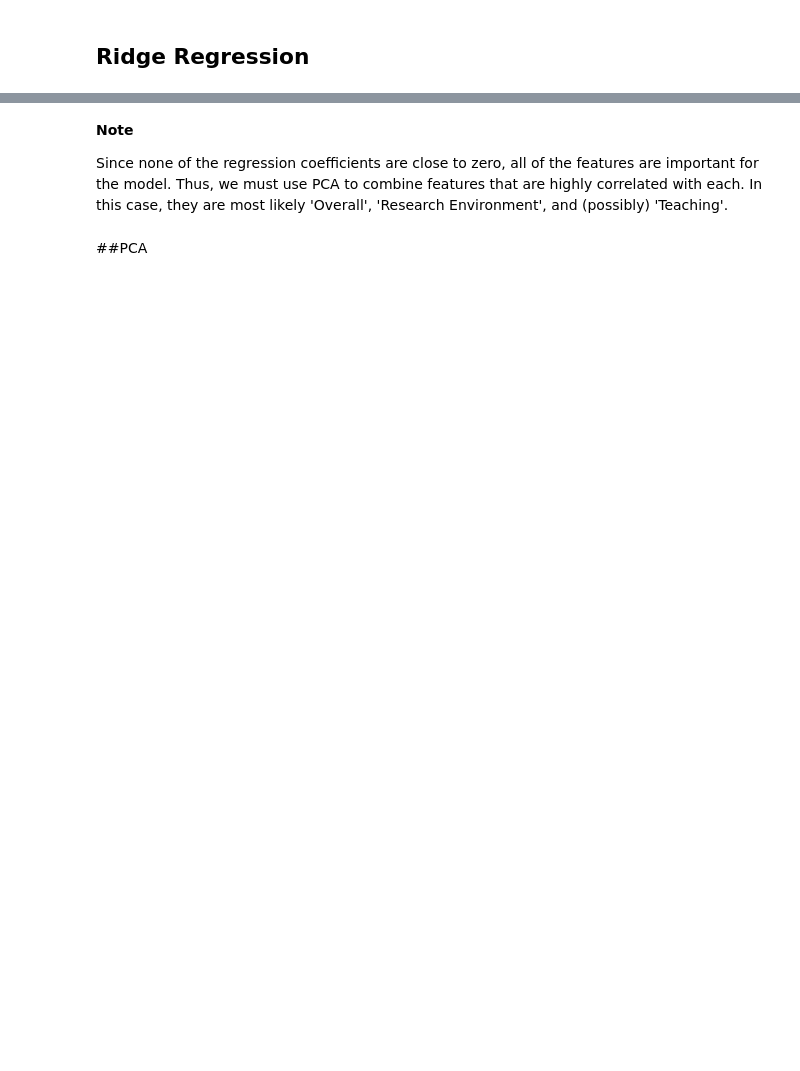
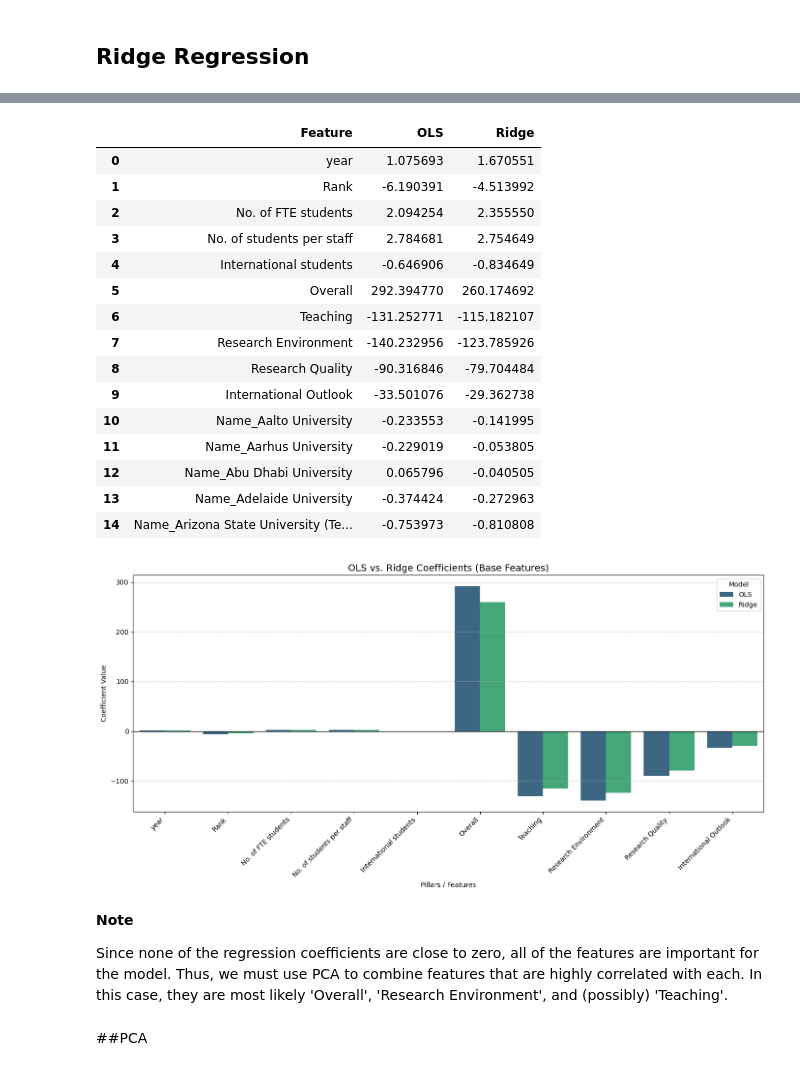
Before and after one commit to tifli/142a-project, a Jupyter notebook: IOER_Final_Project.ipynb, the cells around one changed output, grey strips where cells are left out. Drawn from its saved outputs; the diff is of its cells as text; code cells hidden in the pictures; blank space fills up the shorter version.

```diff
--- a/IOER_Final_Project.ipynb
+++ b/IOER_Final_Project.ipynb
@@ -280,3 +215,56 @@ Regression coefficients: [-1.12085034e+00 -2.75236162e+00 -8.07609521e-01  9.270
+# %%
+# Fit standard OLS on the scaled data for a fair comparison with Ridge
+from sklearn.linear_model import LinearRegression
+
+ols_scaled = LinearRegression().fit(X_train_scaled, y_train)
+
+# Create a DataFrame with the features and their corresponding coefficients
+coef_df = pd.DataFrame({
+    'Feature': X_train_encoded.columns,
+    'OLS': ols_scaled.coef_,
+    'Ridge': ridge_cv.coef_
+})
+
+# Display the top coefficients table (to avoid a massive table)
+display(coef_df.head(15))
+
+# To keep the plot readable, filter down to just the original numeric features
+numeric_cols = [c for c in X_train_encoded.columns if not c.startswith('Name_')]
+coef_df_numeric = coef_df[coef_df['Feature'].isin(numeric_cols)]
+
+# Melt the DataFrame to make it compatible with Seaborn's hue parameter
+coef_df_melted = coef_df_numeric.melt(id_vars='Feature', var_name='Model', value_name='Coefficient')
+
+# Plotting
+plt.figure(figsize=(14, 7))
+sns.barplot(data=coef_df_melted, x='Feature', y='Coefficient', hue='Model', palette='viridis')
+plt.axhline(0, color='black', linewidth=1)
+plt.xticks(rotation=45, ha='right')
+plt.title('OLS vs. Ridge Coefficients (Base Features)', fontsize=14)
+plt.ylabel('Coefficient Value')
+plt.xlabel('Pillars / Features')
+plt.grid(axis='y', linestyle='--', alpha=0.7)
+plt.legend(title='Model')
+plt.tight_layout()
+plt.show()
+# %% [output]
+|  | Feature | OLS | Ridge |
+| 0 | year | 1.075693 | 1.670551 |
+| 1 | Rank | -6.190391 | -4.513992 |
+| 2 | No. of FTE students | 2.094254 | 2.355550 |
+| 3 | No. of students per staff | 2.784681 | 2.754649 |
+| 4 | International students | -0.646906 | -0.834649 |
+| 5 | Overall | 292.394770 | 260.174692 |
+| 6 | Teaching | -131.252771 | -115.182107 |
+| 7 | Research Environment | -140.232956 | -123.785926 |
+| 8 | Research Quality | -90.316846 | -79.704484 |
+| 9 | International Outlook | -33.501076 | -29.362738 |
+| 10 | Name_Aalto University | -0.233553 | -0.141995 |
+| 11 | Name_Aarhus University | -0.229019 | -0.053805 |
+| 12 | Name_Abu Dhabi University | 0.065796 | -0.040505 |
+| 13 | Name_Adelaide University | -0.374424 | -0.272963 |
+| 14 | Name_Arizona State University (Te... | -0.753973 | -0.810808 |
+[figure, added]
 # %% [markdown]
 **Note**
 
```
Also changed, not shown: parts of 16 cells of this notebook.
